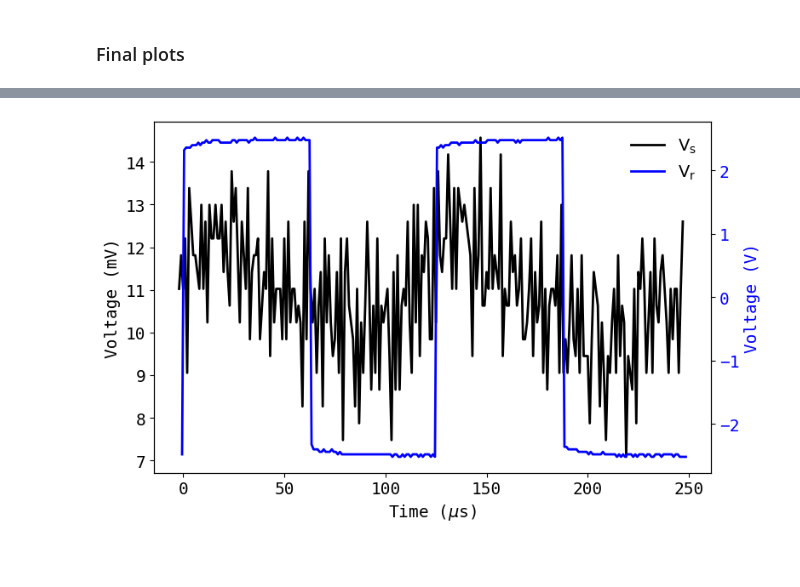
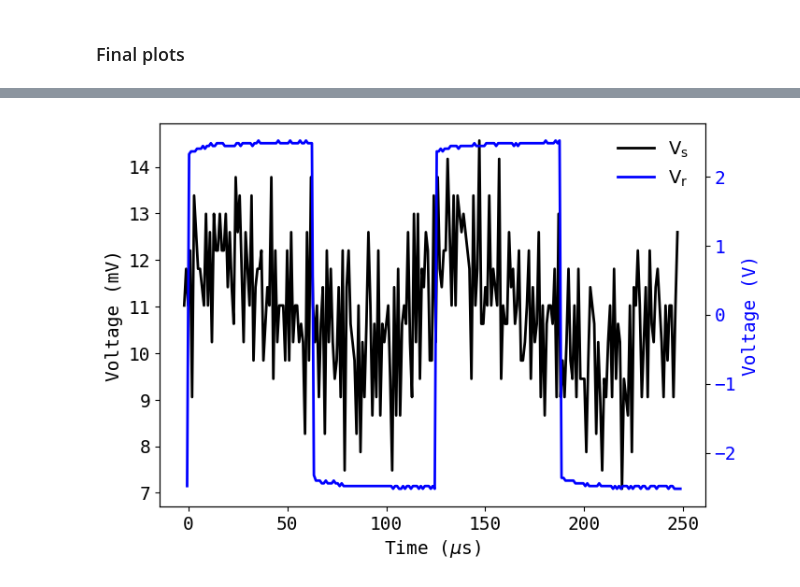
Before and after one commit to askeroelshoej/SP-Lock-In-Amp, a Jupyter notebook: experiment/plot_stages_1to5.ipynb, the cells around one changed output, grey strips where cells are left out. Drawn from its saved outputs; the diff is of its cells as text; code cells hidden in the pictures; blank space fills up the shorter version.

```diff
--- a/experiment/plot_stages_1to5.ipynb
+++ b/experiment/plot_stages_1to5.ipynb
@@ -174,7 +174,11 @@ axes[1].legend(loc = 'lower left', fontsize = 12, frameon = False);
 # %% [markdown]
 ### Final plots
 # %%
-fig, ax = plt.subplots(figsize=(8,5))
+AXES_RECT = [0.15, 0.13, 0.73, 0.82]  # [left, bottom, width, height]
+
+
+fig = plt.figure(figsize=(8, 5))
+ax = fig.add_axes(AXES_RECT)
 ax.plot(time3[:250], cha3[:250], '-', linewidth =2, color='b', label = 'After Stage 1-3')
 ax.plot(time4[:250], cha4[:250], '-', linewidth =2, color='r', label = 'After Stage 4')
 ax.plot(time5[:250], cha5[:250], '-', linewidth =2, color='g', label = 'After Stage 5')
@@ -182,6 +186,6 @@ ax.set_xlabel(f'Time ($\\mu$s)', fontsize=14)
 ax.set_ylabel('Voltage (V)', fontsize=14)
 ax.tick_params(axis='both', which='major', labelsize=14)
 ax.legend(loc = 'best', fontsize = 14, frameon = False)
-plt.tight_layout()
-plt.savefig('stages_1to5.pdf', dpi=600, bbox_inches='tight', pad_inches=0.02);
+fig.subplots_adjust(left=0.12, right=0.88, bottom=0.12, top=0.95)
+plt.savefig('stages_1to5.pdf', dpi=600);
 # %% [output]
@@ -189,21 +193,22 @@ plt.savefig('stages_1to5.pdf', dpi=600, bbox_inches='tight', pad_inches=0.02);
 # %%
-fig, ax = plt.subplots(figsize=(8,5))
+fig = plt.figure(figsize=(8, 5))
+ax = fig.add_axes(AXES_RECT)
 line_ori = ax.plot(time0[:250], cha0[:250], '-', linewidth =2, color='k', label = r'$\mathrm{V_s}$')
 ax.set_xlabel(f'Time ($\\mu$s)', fontsize=14)
 ax.set_ylabel('Voltage (mV)', fontsize=14, color = 'k')
 ax.tick_params(axis='y', labelcolor='k')
 ax.tick_params(axis='both', which='major', labelsize=14)
 
 ax_twin = ax.twinx()
 line_twin = ax_twin.plot(time3[:250], chb3[:250], '-', linewidth =2, color='b', label = r'$\mathrm{V_r}$')
 ax_twin.set_ylabel('Voltage (V)', fontsize=14, color = 'b')
 ax_twin.tick_params(axis='y', labelcolor='b')
 ax_twin.tick_params(axis='both', which='major', labelsize=14)
 
 lines = [line_ori[0], line_twin[0]]
 labels = [line.get_label() for line in lines]
 ax.legend(lines, labels, loc='best', fontsize =14, frameon=False)
-plt.tight_layout()
-plt.savefig('stage0plusref.pdf', dpi=600, bbox_inches='tight', pad_inches=0.02);
+fig.subplots_adjust(left=0.12, right=0.88, bottom=0.12, top=0.95)
+plt.savefig('stage0plusref.pdf', dpi=600);
 # %% [output]
-[figure, old version]
+[figure, new version]
```
Also changed, not shown: parts of 1 cell of this notebook, 10 other files.
